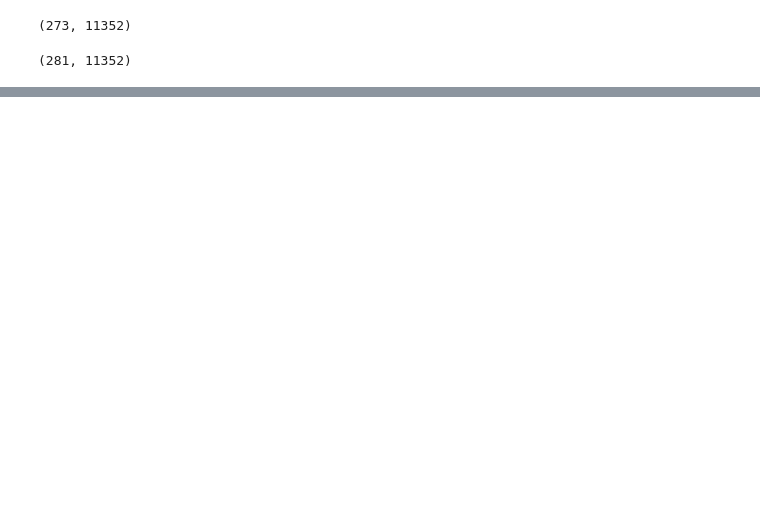
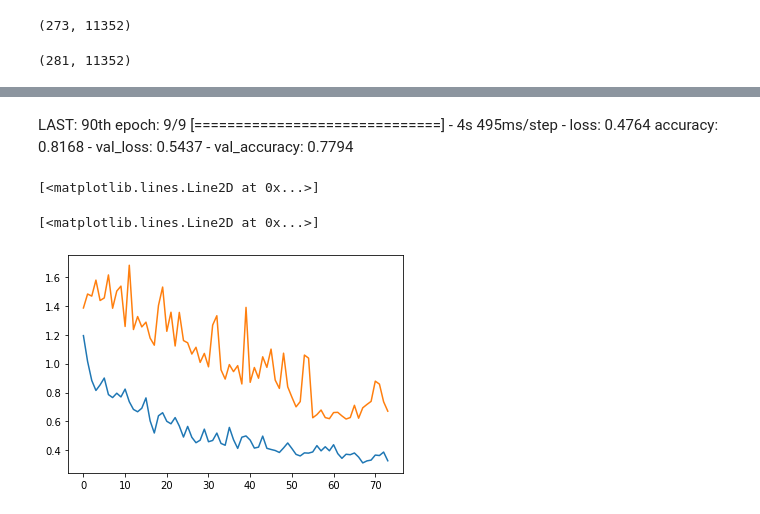
Before and after one commit to alik604/bioMedical-imaging, a Jupyter notebook: BCI 2a/LSTM.ipynb, the cells around one changed output, grey strips where cells are left out. Drawn from its saved outputs; the diff is of its cells as text; code cells hidden in the pictures; blank space fills up the shorter version.

```diff
--- a/BCI 2a/LSTM.ipynb
+++ b/BCI 2a/LSTM.ipynb
@@ -299,16 +329,23 @@ x_train.shape
 # %%
 model = Sequential()
-model.add(LSTM(64, stateful=False, return_sequences=False)) # ,return_sequences=True is need for deep ("stacked") # stateful=False
+model.add(Bidirectional(LSTM(100, stateful=False, return_sequences=False))) # ,return_sequences=True is need for deep ("stacked") # stateful=False
 model.add(BatchNormalization())
-# model.add(LSTM(150, stateful=True, return_sequences=True)) # ,return_sequences=True is need for deep ("stacked")
-# model.add(LSTM(75,  stateful=True, return_sequences=False)) # ,return_sequences=True is need for deep ("stacked")
-# model.add(BatchNormalization())
-model.add(Dense(32, activation='relu'))
+model.add(GaussianNoise(stddev=0.3))
+
+model.add(Dense(100, activation='relu'))
+model.add(Dropout(0.6))
+model.add(Dense(64, activation='relu'))
 
 model.add(Dense(4, activation='softmax'))
 
-opt = tf.optimizers.RMSprop(0.001)
-model.compile(loss='categorical_crossentropy', optimizer=opt, metrics=['accuracy']) # , metrics=['accuracy']  # sparse_ # categorical_accuracy
+opt = tf.optimizers.RMSprop(0.002)
+model.compile(loss='categorical_crossentropy', optimizer=opt, metrics=['accuracy'])
 
-#  input_shape=(y_train.shape[0], y_train.shape[1], None)
 # model.summary()
+# %%
+from tensorflow.keras.callbacks import EarlyStopping, ReduceLROnPlateau
+callbacks = []
+callbacks.append(ReduceLROnPlateau(monitor='loss', patience=6, factor=0.5))
+callbacks.append(EarlyStopping(monitor='val_loss', patience=10, restore_best_weights=True))
+
+history = model.fit(x_train, y_train_oneHot, epochs=100, batch_size=32, validation_data=(x_test, y_test_oneHot), callbacks=callbacks).history
@@ -315 +370,10 @@ model.compile(loss='categorical_crossentropy', optimizer=opt, metrics=['accuracy
+# %% [markdown]
+LAST: 90th epoch: 9/9 [==============================] - 4s 495ms/step - loss: 0.4764 accuracy: 0.8168 - val_loss: 0.5437 - val_accuracy: 0.7794
+# %%
+plt.plot(history['loss'])
+plt.plot(history['val_loss'])
+# %% [output]
+[<matplotlib.lines.Line2D at 0x...>]
+[<matplotlib.lines.Line2D at 0x...>]
+[figure, added]
 # %%
```
Also changed, not shown: parts of 24 cells of this notebook.
